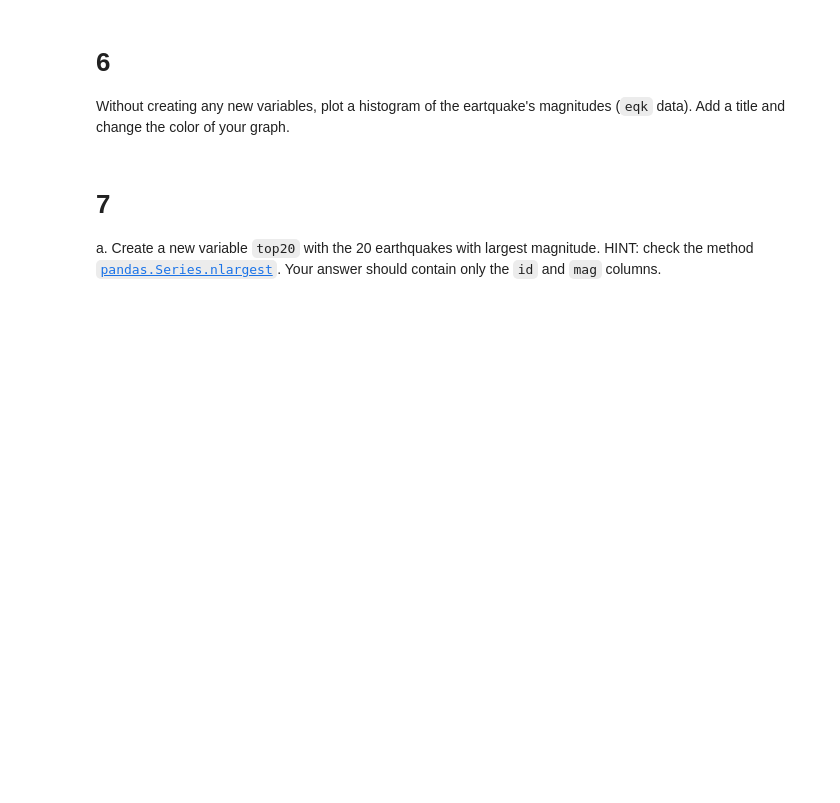
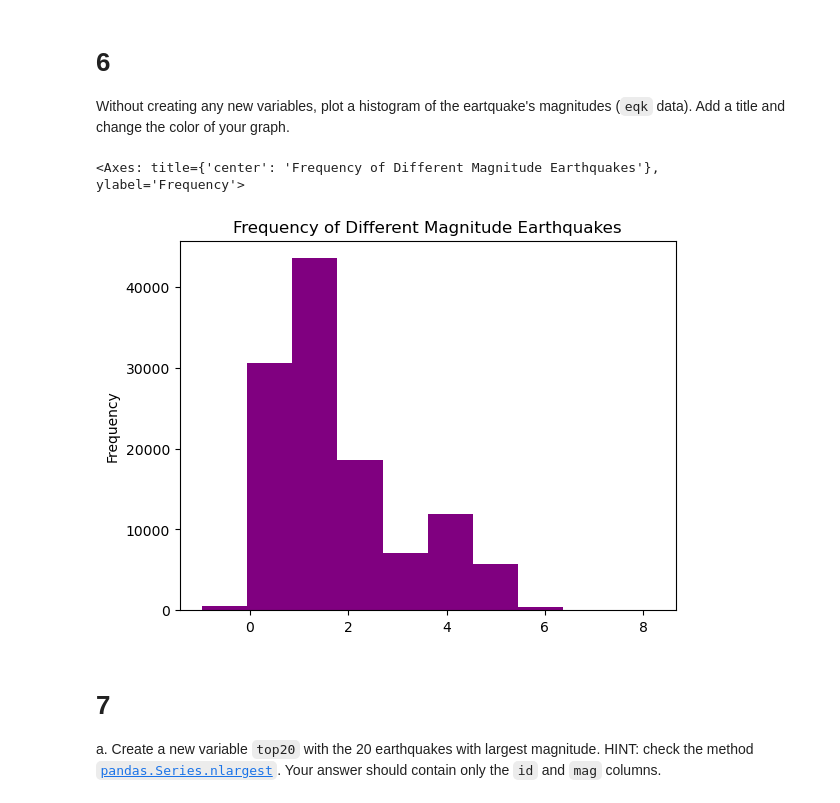
Before and after one commit to michaeladennis/eds220-hwk1, a Jupyter notebook: task3/hwk1-task3-earthquakes.ipynb, the cells around one changed output. Drawn from its saved outputs; the diff is of its cells as text; code cells hidden in the pictures; blank space fills up the shorter version.

```diff
--- a/task3/hwk1-task3-earthquakes.ipynb
+++ b/task3/hwk1-task3-earthquakes.ipynb
@@ -116,3 +118,5 @@ eqk = ...
+# %%
+eqk = raw_eqk[raw_eqk['type'] == "earthquake"].set_index('id')
 # %%
 # View the dataframe
 eqk
@@ -142,6 +173,11 @@ grader.check("q5")
 
 # 6
 Without creating any new variables, plot a histogram of the eartquake's magnitudes (`eqk` data). Add a title and change the color of your graph.
+# %%
+eqk['mag'].plot(kind = 'hist', color = "purple", title = "Frequency of Different Magnitude Earthquakes")
+# %% [output]
+<Axes: title={'center': 'Frequency of Different Magnitude Earthquakes'}, ylabel='Frequency'>
+[figure, added]
 # %% [markdown]
 <!-- END QUESTION -->
 
```
Also changed, not shown: parts of 15 cells of this notebook.
